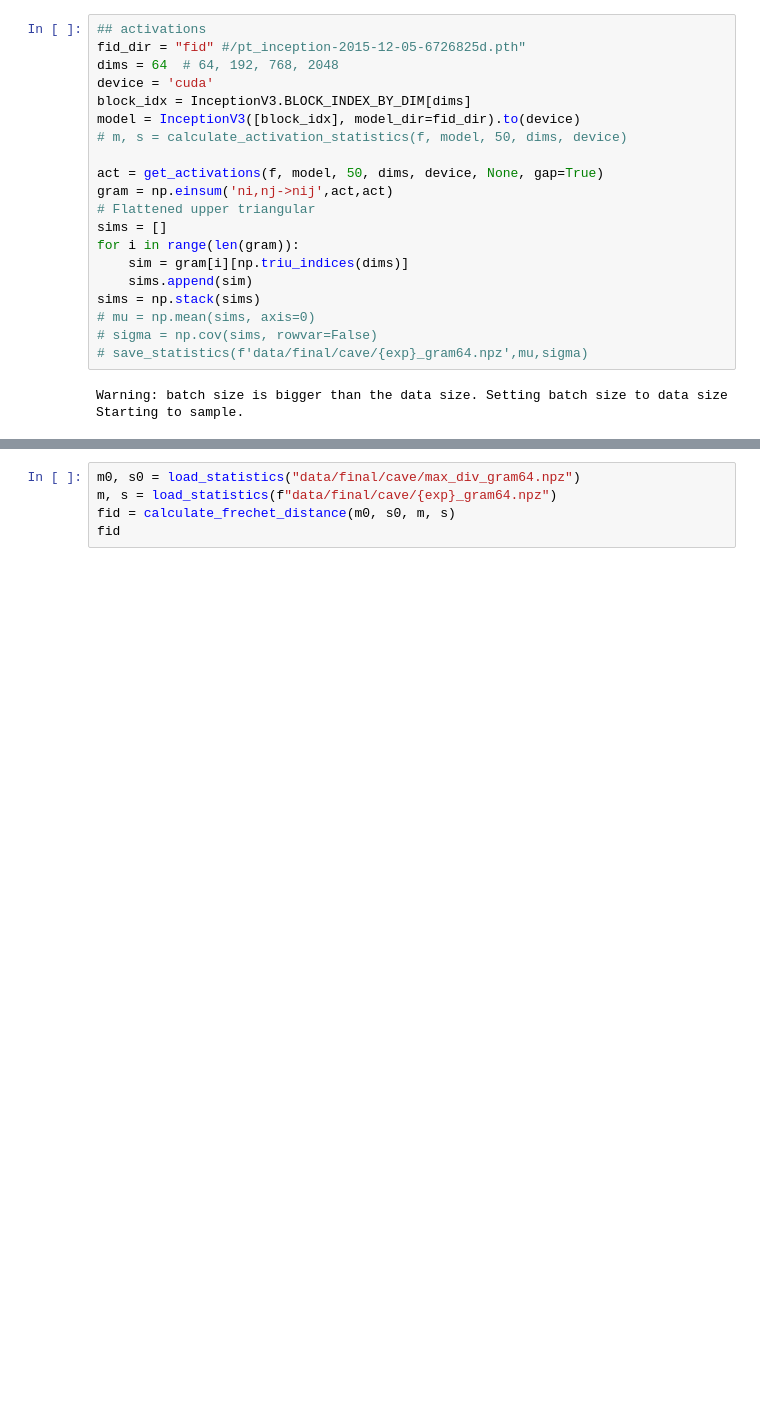
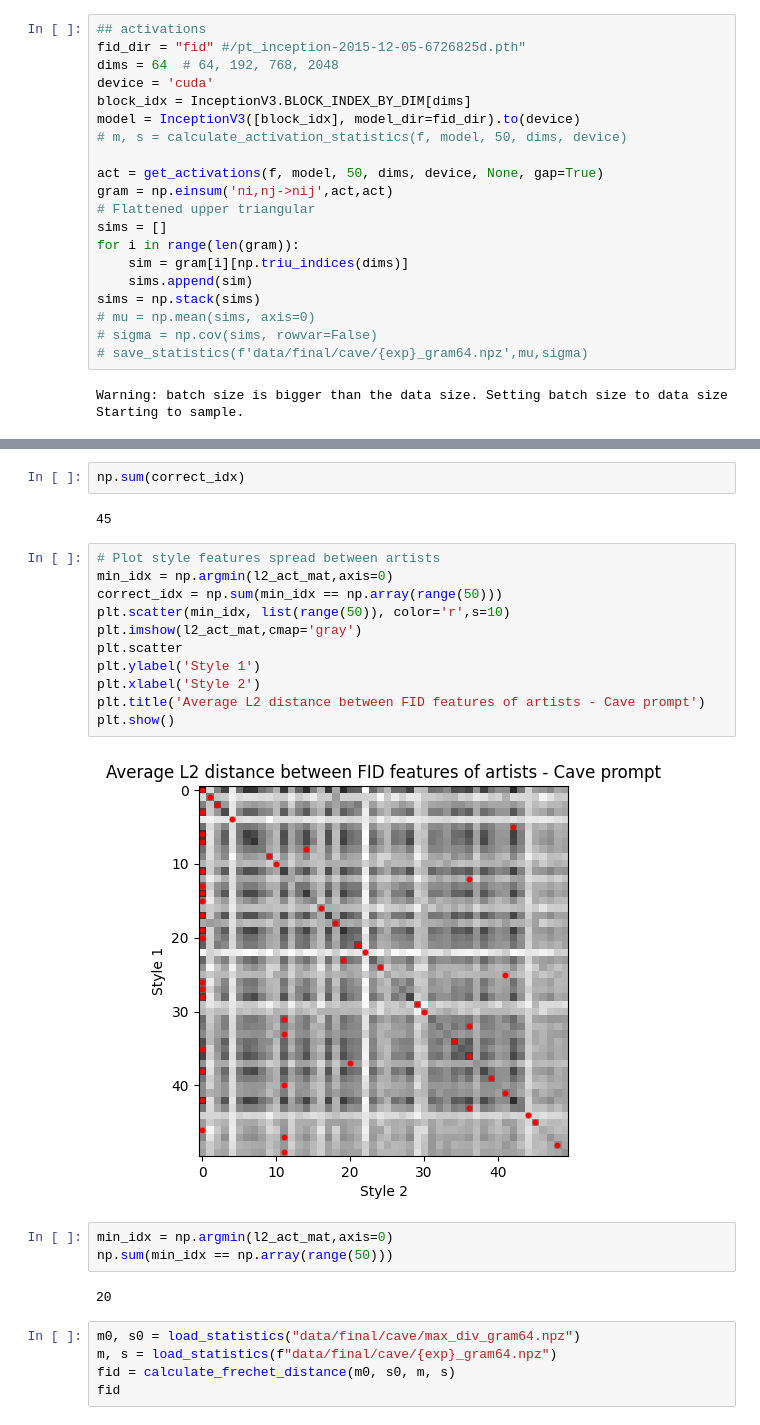
Before and after one commit to alexpondaven/particlediffusion, a Jupyter notebook: metrics.ipynb, the cells around one changed output, grey strips where cells are left out. Cells and saved outputs as stored; diff of their text form; blank space fills up the shorter version.

```diff
--- a/metrics.ipynb
+++ b/metrics.ipynb
@@ -369,3 +346,25 @@ for i in range(4):
+# %%
+np.sum(correct_idx)
+# %% [output]
+45
+# %%
+# Plot style features spread between artists
+min_idx = np.argmin(l2_act_mat,axis=0)
+correct_idx = np.sum(min_idx == np.array(range(50)))
+plt.scatter(min_idx, list(range(50)), color='r',s=10)
+plt.imshow(l2_act_mat,cmap='gray')
+plt.scatter
+plt.ylabel('Style 1')
+plt.xlabel('Style 2')
+plt.title('Average L2 distance between FID features of artists - Cave prompt')
+plt.show()
+# %% [output]
+[figure, added]
+# %%
+min_idx = np.argmin(l2_act_mat,axis=0)
+np.sum(min_idx == np.array(range(50)))
+# %% [output]
+20
 # %%
 m0, s0 = load_statistics("data/final/cave/max_div_gram64.npz")
 m, s = load_statistics(f"data/final/cave/{exp}_gram64.npz")
```
Also changed, not shown: parts of 22 cells of this notebook, 3 other files.
